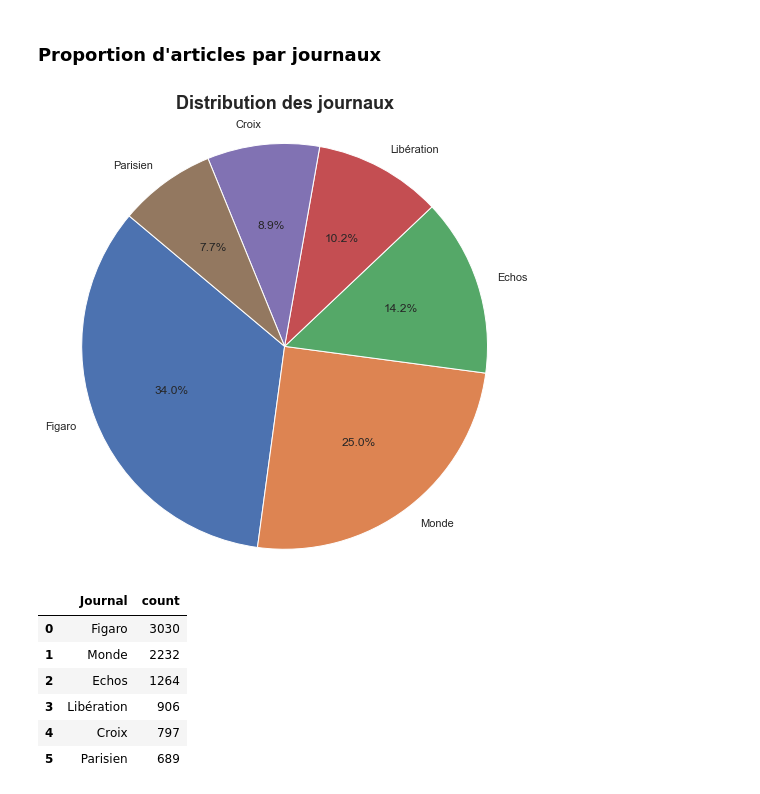
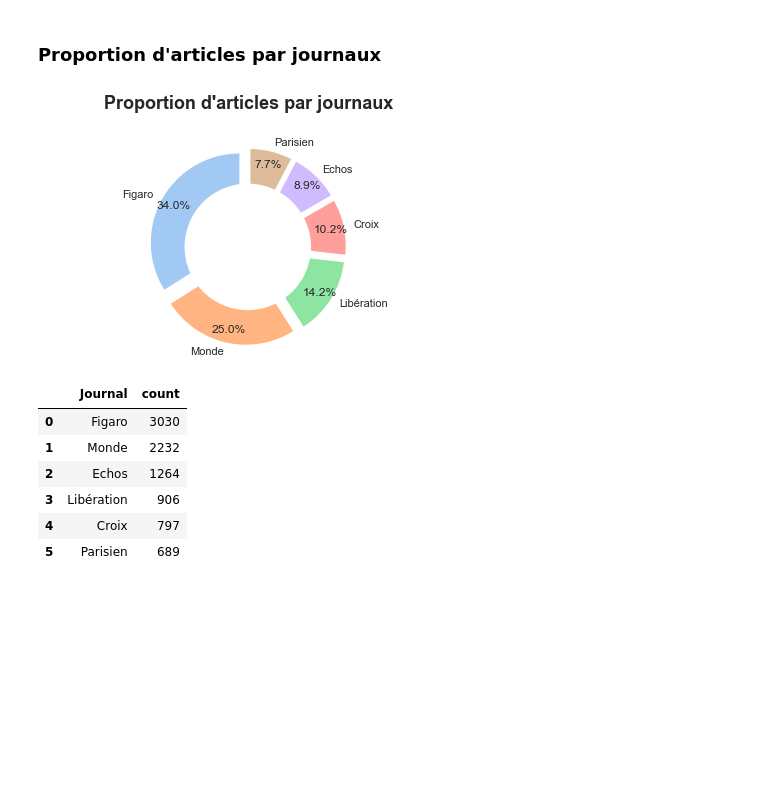
Before and after one commit to cmllbll/Projet_DSSS_2023, a Jupyter notebook: stat_desc.ipynb, the cells around one changed output. Drawn from its saved outputs; the diff is of its cells as text; code cells hidden in the pictures; blank space fills up the shorter version.

```diff
--- a/stat_desc.ipynb
+++ b/stat_desc.ipynb
@@ -25,16 +25,40 @@ df.head()
 # %%
 # Supposons que df["CJournal"].value_counts() retourne un objet Series avec les comptages
 comptages = df["CJournal"].value_counts()
 
 # Créer le graphique pie avec Seaborn
-plt.figure(figsize=(8, 8))
-sns.set(style="whitegrid")
-plt.pie(comptages, labels=comptages.index, autopct='%1.1f%%', startangle=140)
-plt.axis('equal')  # Equal aspect ratio ensures that pie is drawn as a circle.
-plt.title('Distribution des journaux', fontsize=18, loc='center', pad=20, weight='bold')
+# plt.figure(figsize=(8, 8))
+# sns.set(style="whitegrid")
+# plt.pie(comptages, labels=comptages.index, autopct='%1.1f%%', startangle=140)
+# plt.axis('equal')  # Equal aspect ratio ensures that pie is drawn as a circle.
+# plt.title('Distribution des journaux', fontsize=18, loc='center', pad=20, weight='bold')
+# plt.show()
+
+labels = df["CJournal"].unique().tolist()
+# Couleurs personnalisées
+colors = sns.color_palette('pastel')[0:len(comptages)]
+
+# plt.figure(figsize=(10, 8))
+# plt.pie(comptages, labels=labels, autopct='%1.1f%%', startangle=140, colors=colors, wedgeprops={'edgecolor': 'black'})
+# plt.axis('equal')  # Ratio aspect égal pour un cercle
+# plt.title('Distribution des journaux', fontsize=22, loc='center', pad=30, weight='bold', color='navy')
+# plt.tight_layout()  # Ajuster le tracé pour éviter les coupures
+# plt.show()
+
+explode = (0.1, 0.1, 0.1, 0.1, 0.1, 0.1)
+fig1, ax1 = plt.subplots()
+plt.pie(comptages, colors = colors, labels=labels, autopct='%1.1f%%', startangle=90, pctdistance=0.85, explode = explode)
+#draw circle
+centre_circle = plt.Circle((0,0),0.70,fc='white')
+fig = plt.gcf()
+fig.gca().add_artist(centre_circle)
+# Equal aspect ratio ensures that pie is drawn as a circle
+plt.title('Proportion d\'articles par journaux', fontsize=18, loc='center', pad=30, weight='bold')
+ax1.axis('equal')
+plt.tight_layout()
 plt.show()
 # %% [output]
-[figure, old version]
+[figure, new version]
 # %%
 pd.DataFrame(comptages).reset_index(names="Journal").rename(columns={"CJournal":"Articles"})
 # %% [output]
```
Also changed, not shown: parts of 2 cells of this notebook, 3 other files.
